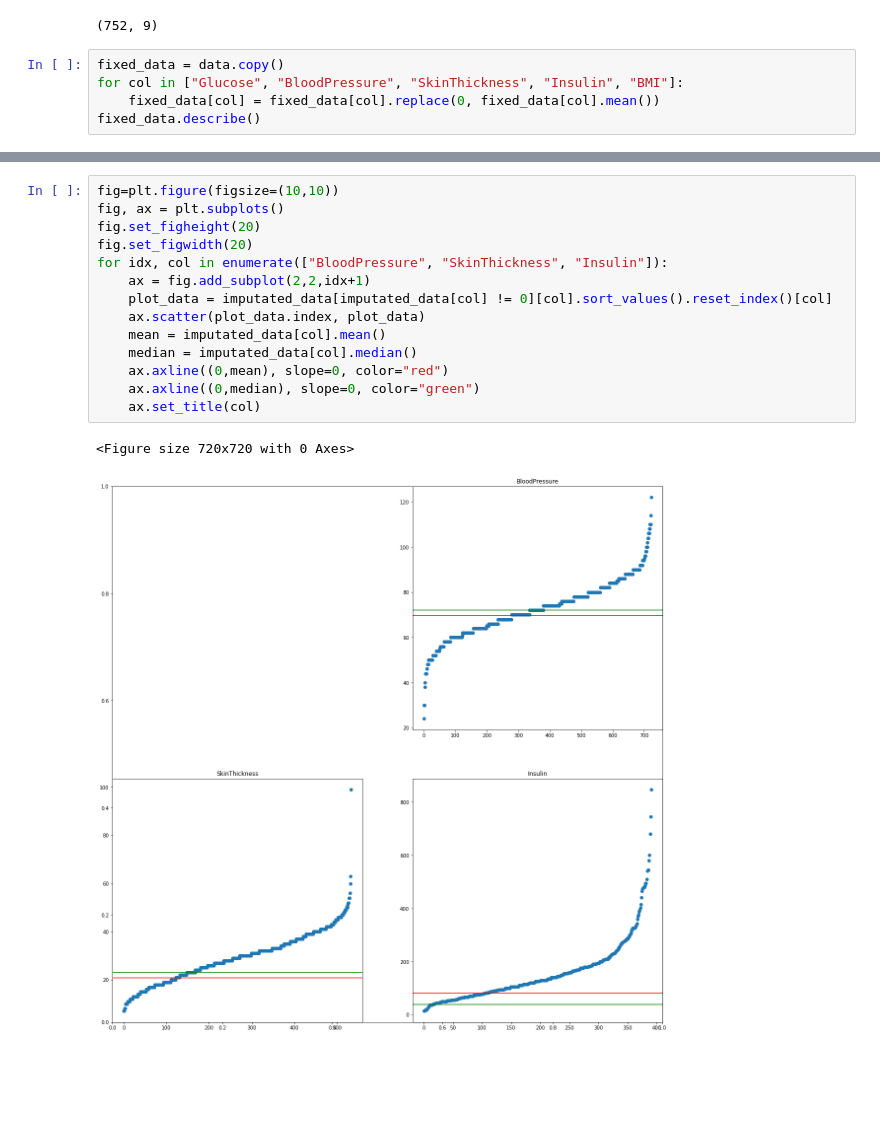
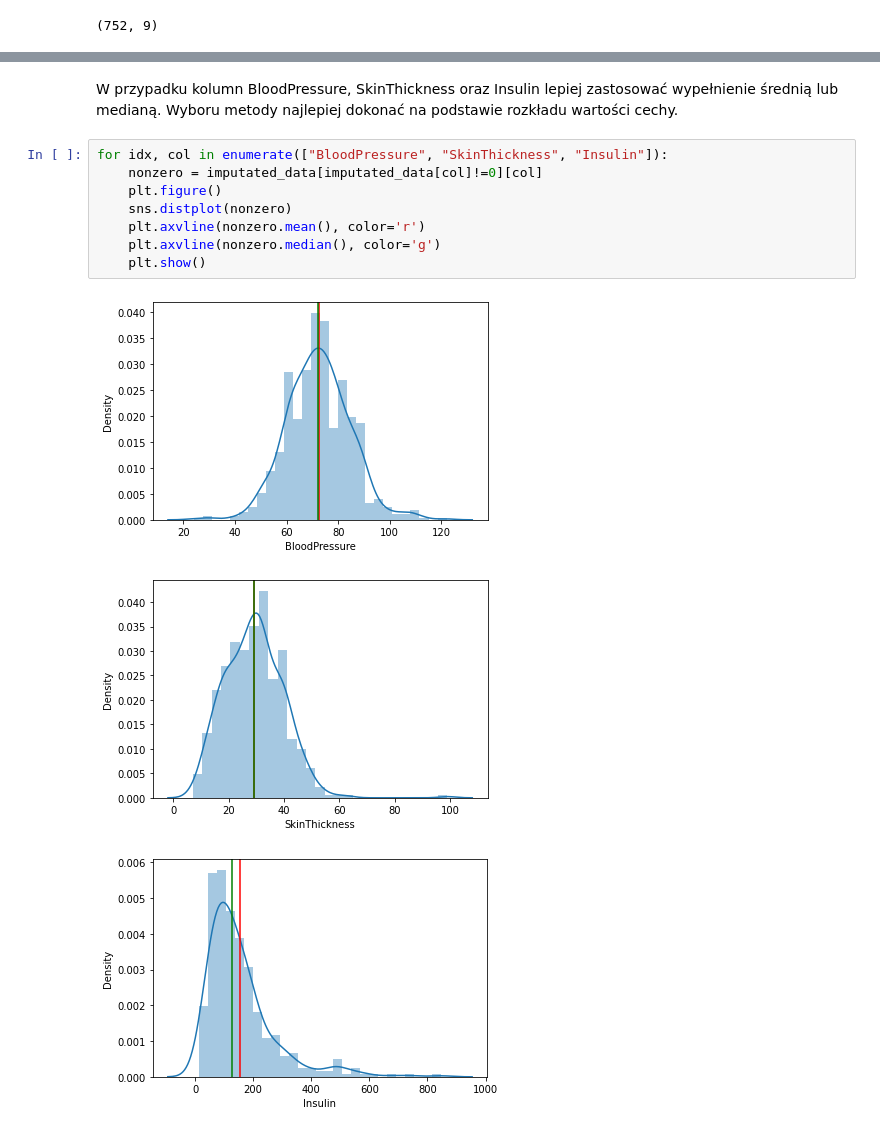
Before and after one commit to isso1550/analiza23_medycyna, a Jupyter notebook: Analiza_zbioru.ipynb, the cells around one changed output, grey strips where cells are left out. Saved outputs shown, nothing was run; the diff lists cells and outputs as text; blank space fills up the shorter version.

```diff
--- a/Analiza_zbioru.ipynb
+++ b/Analiza_zbioru.ipynb
@@ -89,8 +106,3 @@ imputated_data = imputated_data[imputated_data["BMI"] != 0]
 imputated_data.shape
 # %% [output]
 (752, 9)
-# %%
-fixed_data = data.copy()
-for col in ["Glucose", "BloodPressure", "SkinThickness", "Insulin", "BMI"]:
-    fixed_data[col] = fixed_data[col].replace(0, fixed_data[col].mean())
-fixed_data.describe()
@@ -107,17 +109,14 @@ fixed_data.describe()
-# %%
-fig=plt.figure(figsize=(10,10))
-fig, ax = plt.subplots()
-fig.set_figheight(20)
-fig.set_figwidth(20)
-for idx, col in enumerate(["BloodPressure", "SkinThickness", "Insulin"]):
-    ax = fig.add_subplot(2,2,idx+1)
-    plot_data = imputated_data[imputated_data[col] != 0][col].sort_values().reset_index()[col]
-    ax.scatter(plot_data.index, plot_data)
-    mean = imputated_data[col].mean()
-    median = imputated_data[col].median()
-    ax.axline((0,mean), slope=0, color="red")
-    ax.axline((0,median), slope=0, color="green")
-    ax.set_title(col)
-# %% [output]
-<Figure size 720x720 with 0 Axes>
-[figure, removed]
+# %% [markdown]
+W przypadku kolumn BloodPressure, SkinThickness oraz Insulin lepiej zastosować wypełnienie średnią lub medianą. Wyboru metody najlepiej dokonać na podstawie rozkładu wartości cechy.
+# %%
+for idx, col in enumerate(["BloodPressure", "SkinThickness", "Insulin"]):
+    nonzero = imputated_data[imputated_data[col]!=0][col]
+    plt.figure()
+    sns.distplot(nonzero)
+    plt.axvline(nonzero.mean(), color='r')
+    plt.axvline(nonzero.median(), color='g')
+    plt.show()
+# %% [output]
+[figure, added]
+[figure, added]
+[figure, added]
```
Also changed, not shown: parts of 13 cells of this notebook.
